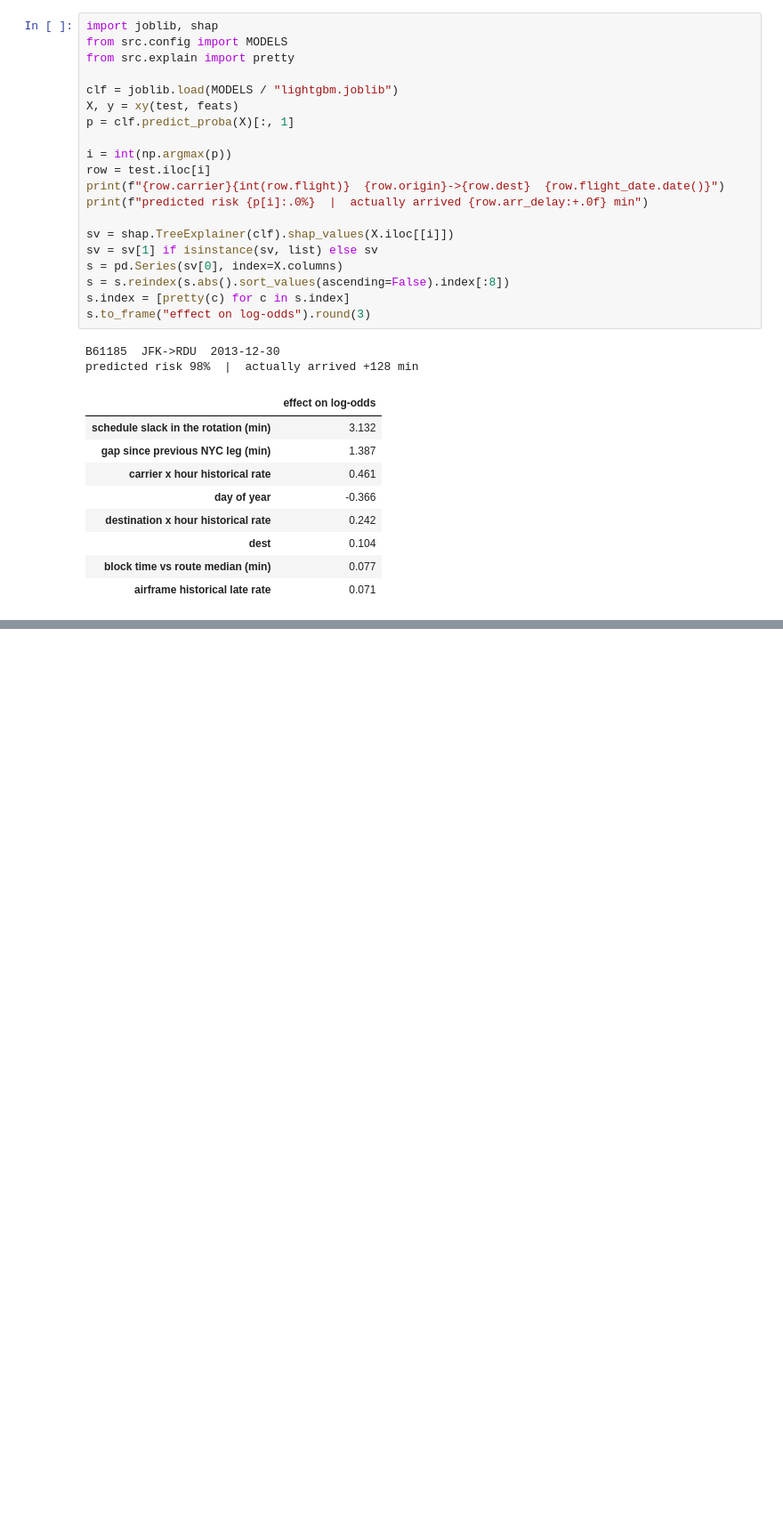
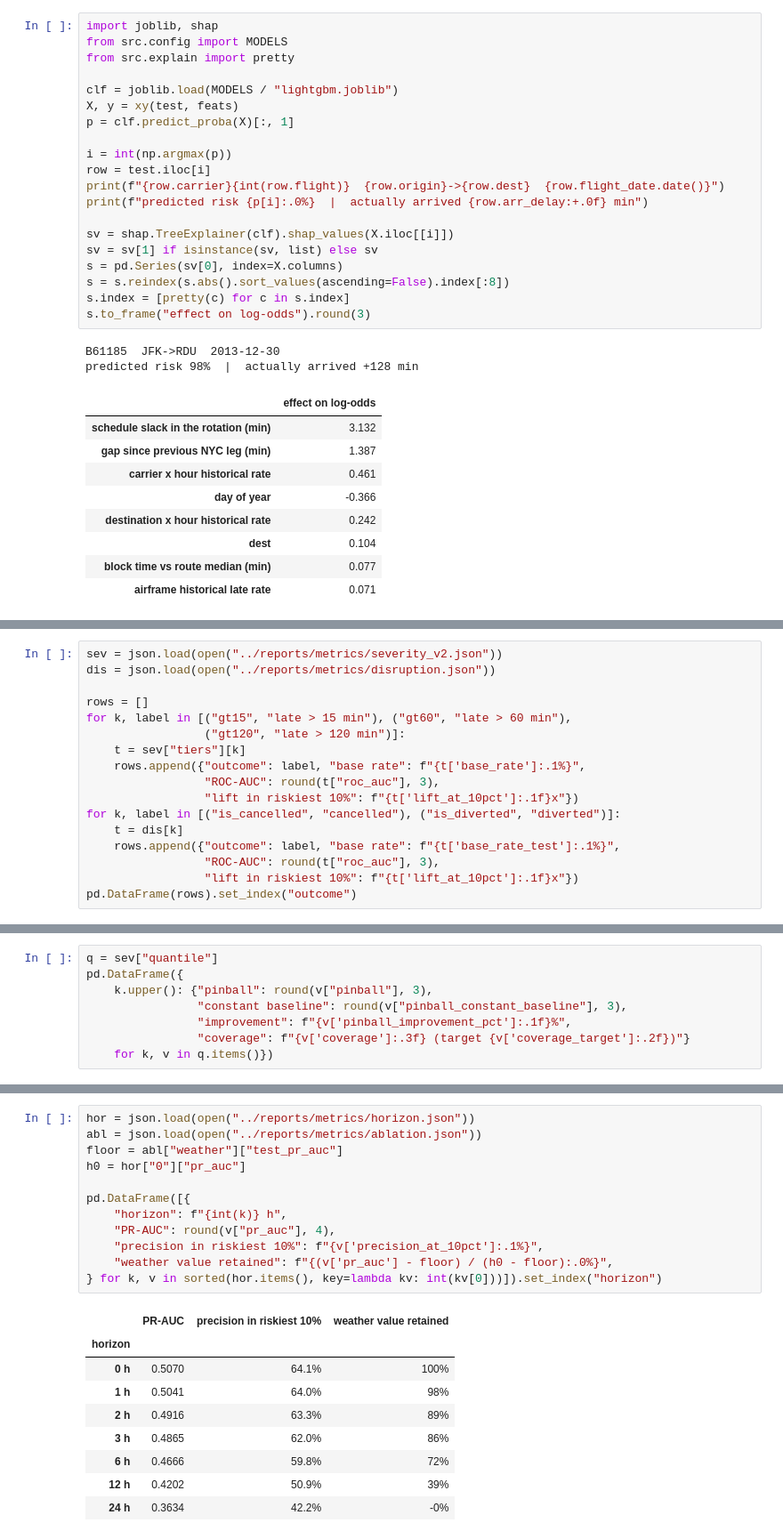
Before and after one commit to AngadKumar16/reverie-hacks, a Jupyter notebook: notebooks/01_walkthrough.ipynb, the cells around one changed output, grey strips where cells are left out. Shown at 89% size. Saved outputs shown, nothing was run; the diff lists cells and outputs as text; blank space fills up the shorter version.

```diff
--- a/notebooks/01_walkthrough.ipynb
+++ b/notebooks/01_walkthrough.ipynb
@@ -295,0 +300,17 @@ predicted risk 98%  |  actually arrived +128 min
+# %%
+sev = json.load(open("../reports/metrics/severity_v2.json"))
+dis = json.load(open("../reports/metrics/disruption.json"))
+
+rows = []
+for k, label in [("gt15", "late > 15 min"), ("gt60", "late > 60 min"),
+                 ("gt120", "late > 120 min")]:
+    t = sev["tiers"][k]
+    rows.append({"outcome": label, "base rate": f"{t['base_rate']:.1%}",
+                 "ROC-AUC": round(t["roc_auc"], 3),
+                 "lift in riskiest 10%": f"{t['lift_at_10pct']:.1f}x"})
+for k, label in [("is_cancelled", "cancelled"), ("is_diverted", "diverted")]:
+    t = dis[k]
+    rows.append({"outcome": label, "base rate": f"{t['base_rate_test']:.1%}",
+                 "ROC-AUC": round(t["roc_auc"], 3),
+                 "lift in riskiest 10%": f"{t['lift_at_10pct']:.1f}x"})
+pd.DataFrame(rows).set_index("outcome")
@@ -295,0 +343,8 @@ predicted risk 98%  |  actually arrived +128 min
+# %%
+q = sev["quantile"]
+pd.DataFrame({
+    k.upper(): {"pinball": round(v["pinball"], 3),
+                "constant baseline": round(v["pinball_constant_baseline"], 3),
+                "improvement": f"{v['pinball_improvement_pct']:.1f}%",
+                "coverage": f"{v['coverage']:.3f} (target {v['coverage_target']:.2f})"}
+    for k, v in q.items()})
@@ -295,0 +364,22 @@ predicted risk 98%  |  actually arrived +128 min
+# %%
+hor = json.load(open("../reports/metrics/horizon.json"))
+abl = json.load(open("../reports/metrics/ablation.json"))
+floor = abl["weather"]["test_pr_auc"]
+h0 = hor["0"]["pr_auc"]
+
+pd.DataFrame([{
+    "horizon": f"{int(k)} h",
+    "PR-AUC": round(v["pr_auc"], 4),
+    "precision in riskiest 10%": f"{v['precision_at_10pct']:.1%}",
+    "weather value retained": f"{(v['pr_auc'] - floor) / (h0 - floor):.0%}",
+} for k, v in sorted(hor.items(), key=lambda kv: int(kv[0]))]).set_index("horizon")
+# %% [output]
+|  | PR-AUC | precision in riskiest 10% | weather value retained |
+| horizon |  |  |  |
+| 0 h | 0.5070 | 64.1% | 100% |
+| 1 h | 0.5041 | 64.0% | 98% |
+| 2 h | 0.4916 | 63.3% | 89% |
+| 3 h | 0.4865 | 62.0% | 86% |
+| 6 h | 0.4666 | 59.8% | 72% |
+| 12 h | 0.4202 | 50.9% | 39% |
+| 24 h | 0.3634 | 42.2% | -0% |
```
Also changed, not shown: parts of 12 cells of this notebook, 6 other files.
